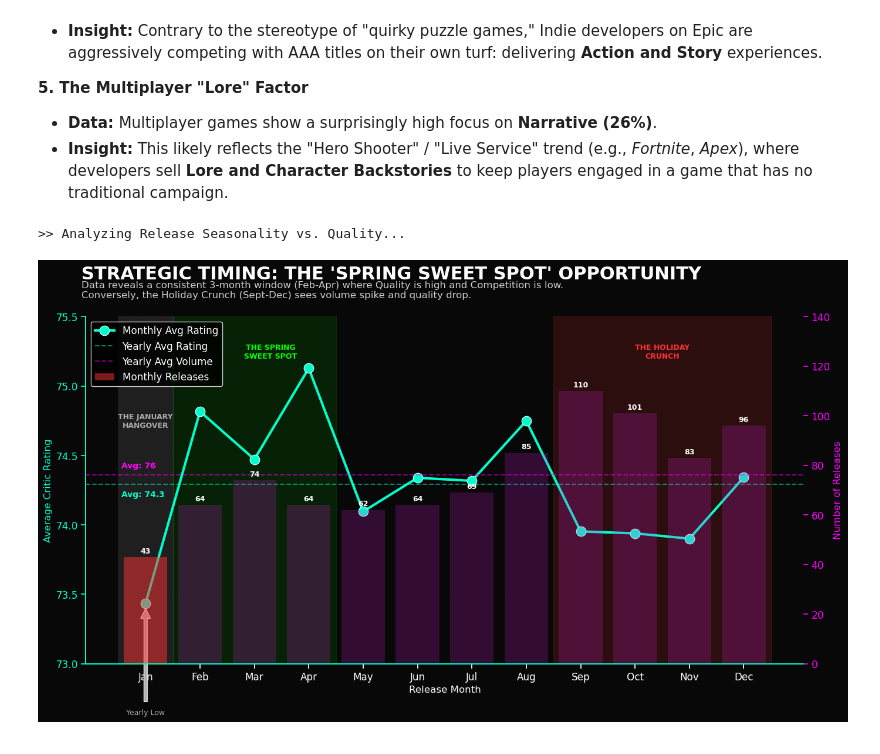
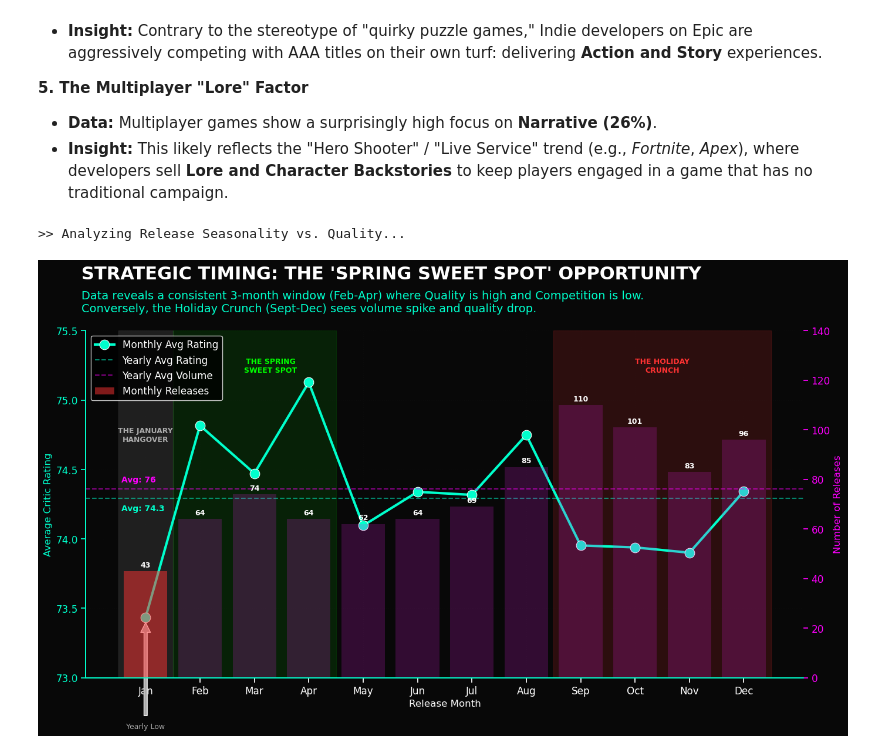
Before and after one commit to eduardocornelsen/epic-store-analysis, a Jupyter notebook: notebooks/epic_notebook.ipynb, the cells around one changed output. Drawn from its saved outputs; the diff is of its cells as text; code cells hidden in the pictures.

```diff
--- a/notebooks/epic_notebook.ipynb
+++ b/notebooks/epic_notebook.ipynb
@@ -2381,12 +2404,12 @@ ax1.text(9.5, 75.2, "THE HOLIDAY\nCRUNCH", color='#ff3333', ha='center', fontwei
 
 # 6. TITLES & STORYTELLING
 plt.title("")
-fig.text(0.06, 0.96, "STRATEGIC TIMING: THE 'SPRING SWEET SPOT' OPPORTUNITY",
+fig.text(0.06, 0.99, "STRATEGIC TIMING: THE 'SPRING SWEET SPOT' OPPORTUNITY",
          fontsize=22, fontweight='bold', color='white', ha='left')
 fig.text(0.06, 0.92,
          "Data reveals a consistent 3-month window (Feb-Apr) where Quality is high and Competition is low. "
          "\nConversely, the Holiday Crunch (Sept-Dec) sees volume spike and quality drop.",
-         fontsize=12, color='#cccccc', ha='left')
+         fontsize=14, color='#00ffcc', ha='left')
 
 # 7. AXIS FORMATTING
 ax1.set_xlabel('Release Month', color='white', fontsize=12)
@@ -2433,34 +2456,34 @@ data_table_md = table_df.to_markdown(index=False)
 # ------------------------------------------------------------------
 uxr_insight = f"""
 ### 📊 Monthly Performance Data
 The underlying data confirms the trends visually represented above.
 
 {data_table_md}
 
 ---
 ### 📅 Strategic Insight: The "Counter-Cyclical" Advantage
 
 **1. The "Holiday Quality Trap" (Seasonality)**
 *Temporal analysis reveals a significant **Quality Gap** during the Q4 holiday rush.*
 
 *   **The Data:** In **September**, release volume explodes to its annual peak (**110 titles**, **+45%** over the yearly average). While **August** sees an initial rise in volume (85), quality actually peaks momentarily (74.75) before **crashing in September (73.95)** and staying suppressed through November.
 *   **The Reality:** The "Holiday Window" is a **trap** for AA and Indie developers. The market is saturated in Q4, and the data suggests games are being rushed to market, resulting in lower quality scores.
 
 **2. The "Spring Sweet Spot" (Feb – Apr)**
 *   **The Data:** From **February through April**, the store sees a sustained period of excellence. During these three months, the Average Critic Rating stays consistently above the yearly average (peaking at **75.12 in April**), while release volume remains manageable (64–74 titles).
 *   **The Strategy:** This is the ideal launch window. Developers releasing in **Q2/Spring** face significantly less competition ("Noise") while benefiting from a period where average game quality is historically higher.
 
 **3. The "January Hangover" (The UX Risk)**
 *   **The Data:** January is the **worst month of the year** for game quality (**73.44 Rating**—the global low) and has very low volume (43).
 *   **The UXR Insight:** There is a critical misalignment in the User Journey. Players often acquire new hardware or gift cards in late December, meaning they visit the store in January ready to buy—only to be met with the year's lowest-quality inventory.
 
 **Action:** Advise high-potential partners to target Q2 (April)—the "Spring Sweet Spot"—where quality is highest and competition is lowest.
 """
 
 display(Markdown(uxr_insight))
 # %% [output]
 >> Analyzing Release Seasonality vs. Quality...
-[figure, old version]
+[figure, new version]
 
 ### 📊 Monthly Performance Data
 The underlying data confirms the trends visually represented above.
```
Also changed, not shown: parts of 1 cell of this notebook, 7 other files.
